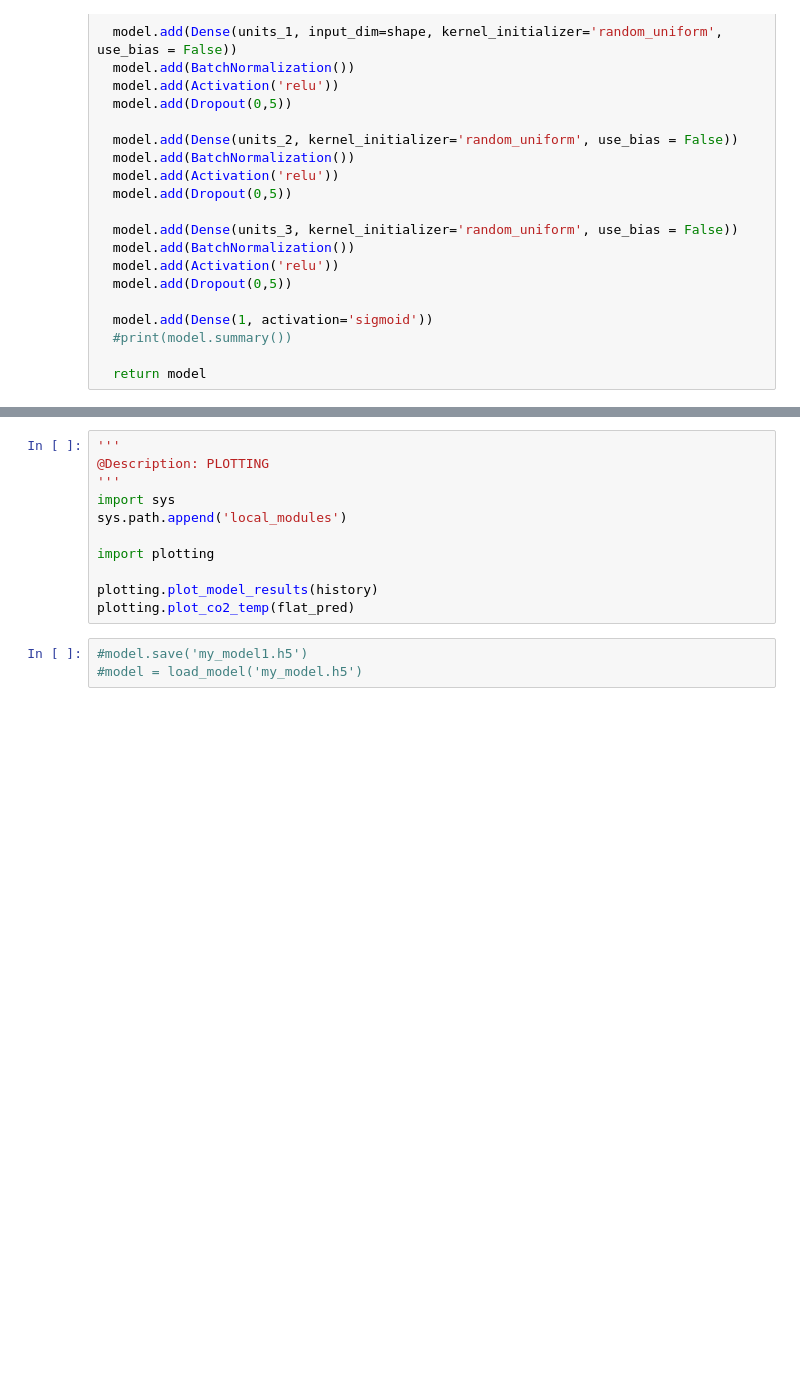
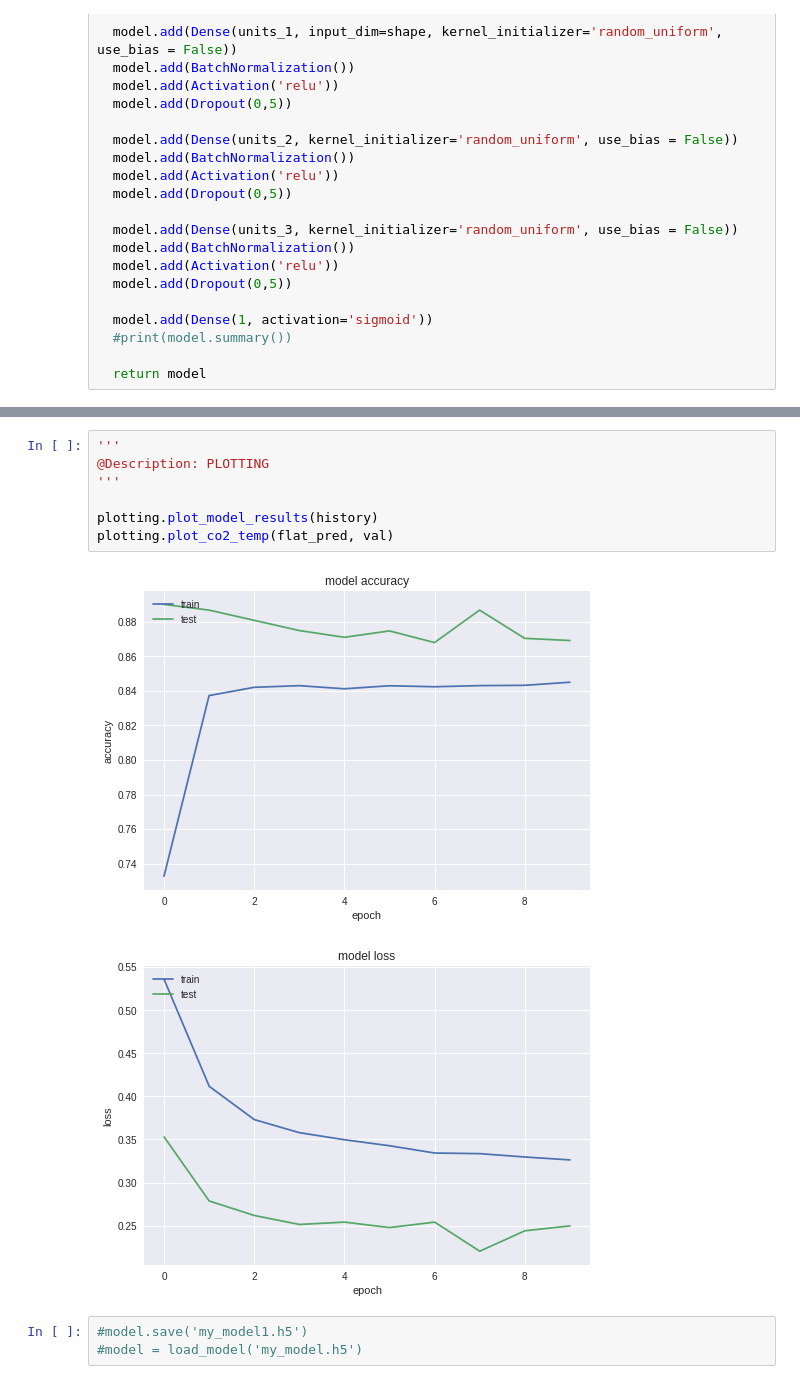
Before and after one commit to FG2511/ARE, a Jupyter notebook: project/model1.ipynb, the cells around one changed output, grey strips where cells are left out. Cells and saved outputs as stored; diff of their text form; blank space fills up the shorter version.

```diff
--- a/project/model1.ipynb
+++ b/project/model1.ipynb
@@ -262,14 +294,13 @@ print("Pasto corretti: %.2f %%" % pasto)
 # %%
 '''
 @Description: PLOTTING
 '''
-import sys
-sys.path.append('local_modules')
-
-import plotting
 
 plotting.plot_model_results(history)
-plotting.plot_co2_temp(flat_pred)
+plotting.plot_co2_temp(flat_pred, val)
+# %% [output]
+[figure, added]
+[figure, added]
 # %%
 #model.save('my_model1.h5')
 #model = load_model('my_model.h5')
```
Also changed, not shown: parts of 3 cells of this notebook.
